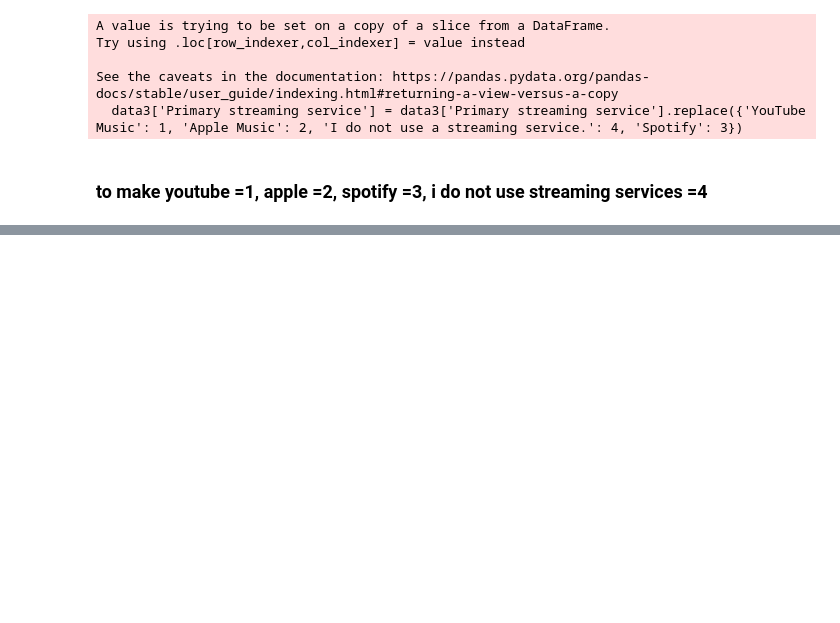
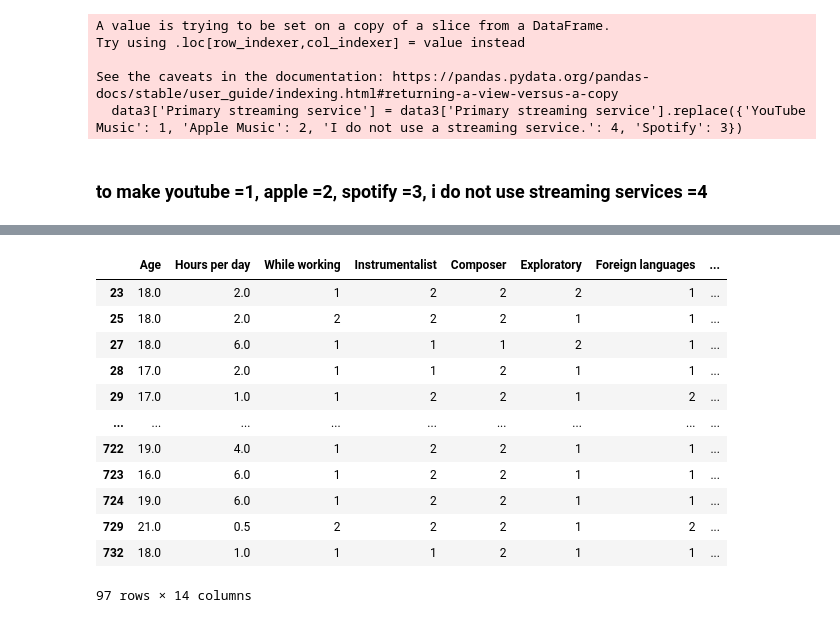
Before and after one commit to ubco-W2022T2-data301/project-group29, a Jupyter notebook: analysis/analysis3.ipynb, the cells around one changed output, grey strips where cells are left out. Cells and saved outputs as stored; diff of their text form; code cells hidden in the pictures; blank space fills up the shorter version.

```diff
--- a/analysis/analysis3.ipynb
+++ b/analysis/analysis3.ipynb
@@ -462,0 +391,13 @@ data3.dropna()
+# %%
+file_path2 = r"C:\Users\Burkely Theriault\DATA301\project-group29\data\raw\mxmh_survey_results.csv"
+
+df_methodchaining = (
+    pd.read_csv(file_path2, header=0)
+    .dropna()
+    .drop(['Timestamp'], axis=1)
+    .drop(['Music effects', 'Permissions'], axis=1)
+    .pipe(lambda x: x.assign(Fav_genre=x.pop('Fav genre')))
+    .pipe(lambda x: x[[col for col in x.columns if "Frequency" not in col]])
+)
+
+print(df_methodchaining.columns)
@@ -462,0 +534,16 @@ data3.dropna()
+# %%
+import pandas as pd
+
+df = pd.read_csv(r"C:\Users\Burkely Theriault\DATA301\project-group29\data\raw\mxmh_survey_results.csv")
+
+processed_df = (
+    df
+    .loc[lambda x: x['Fav genre'].str.lower() == 'pop']
+    .replace({"Yes": 1, "No": 2})
+    .assign(Primary_streaming_service=lambda x: x['Primary streaming service'].replace({'YouTube Music': 1, 'Apple Music': 2, 'I do not use a streaming service.': 4, 'Spotify': 3}))
+    .dropna(subset=['Primary_streaming_service'])
+    [['Age', 'Hours per day', 'While working', 'Instrumentalist', 'Composer', 'Exploratory', 'Foreign languages', 'BPM', 'Anxiety', 'Depression', 'Insomnia', 'OCD', 'Fav genre', 'Primary_streaming_service']]
+    .dropna()
+)
+
+print(processed_df)
@@ -462,0 +568,16 @@ data3.dropna()
+# %%
+processed_df
+# %% [output]
+|  | Age | Hours per day | While working | Instrumentalist | Composer | Exploratory | Foreign languages | ... |
+| 23 | 18.0 | 2.0 | 1 | 2 | 2 | 2 | 1 | ... |
+| 25 | 18.0 | 2.0 | 2 | 2 | 2 | 1 | 1 | ... |
+| 27 | 18.0 | 6.0 | 1 | 1 | 1 | 2 | 1 | ... |
+| 28 | 17.0 | 2.0 | 1 | 1 | 2 | 1 | 1 | ... |
+| 29 | 17.0 | 1.0 | 1 | 2 | 2 | 1 | 2 | ... |
+| ... | ... | ... | ... | ... | ... | ... | ... | ... |
+| 722 | 19.0 | 4.0 | 1 | 2 | 2 | 1 | 1 | ... |
+| 723 | 16.0 | 6.0 | 1 | 2 | 2 | 1 | 1 | ... |
+| 724 | 19.0 | 6.0 | 1 | 2 | 2 | 1 | 1 | ... |
+| 729 | 21.0 | 0.5 | 2 | 2 | 2 | 1 | 2 | ... |
+| 732 | 18.0 | 1.0 | 1 | 1 | 2 | 1 | 1 | ... |
+97 rows × 14 columns
```
Also changed, not shown: parts of 31 cells of this notebook, 2 other files.
